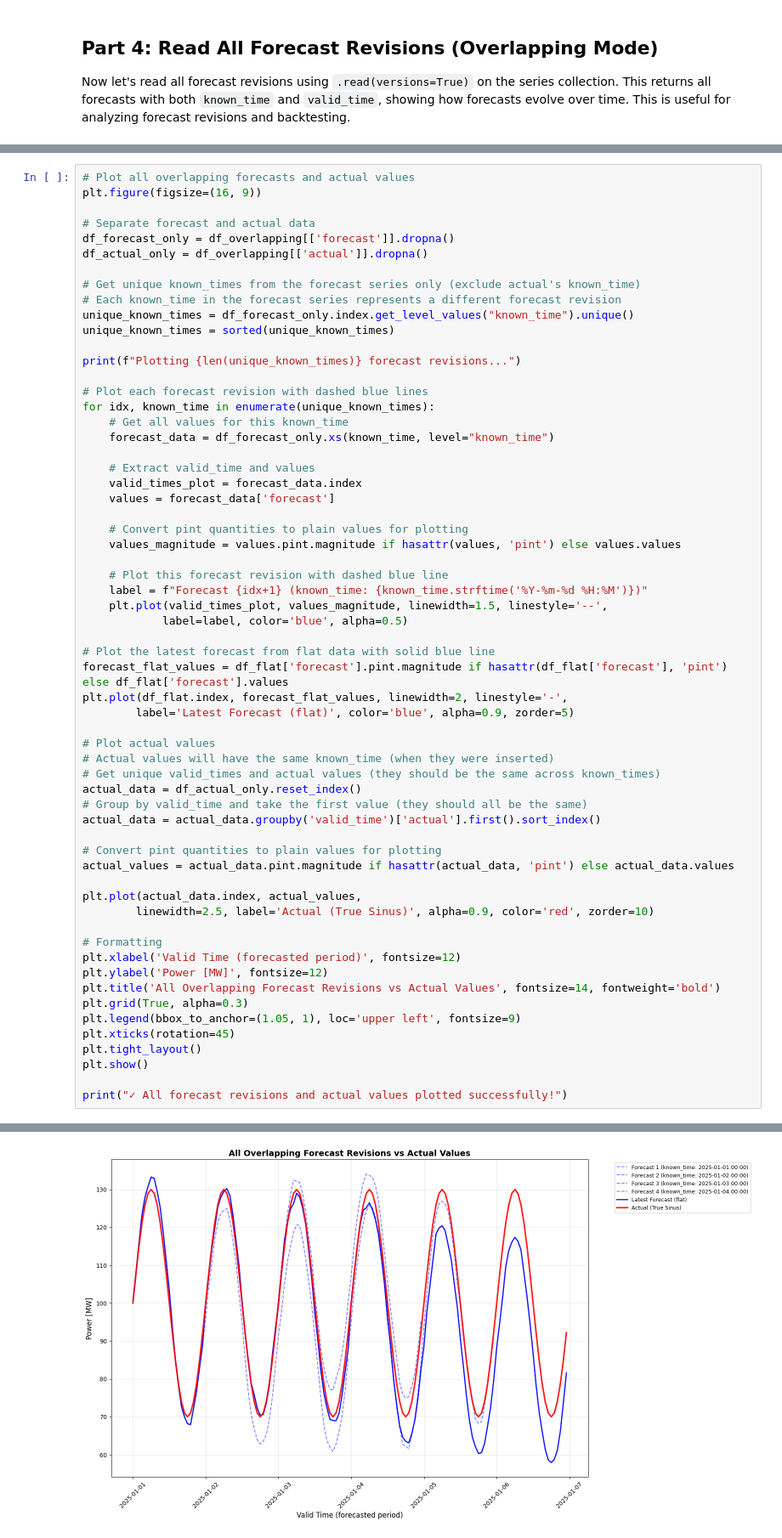
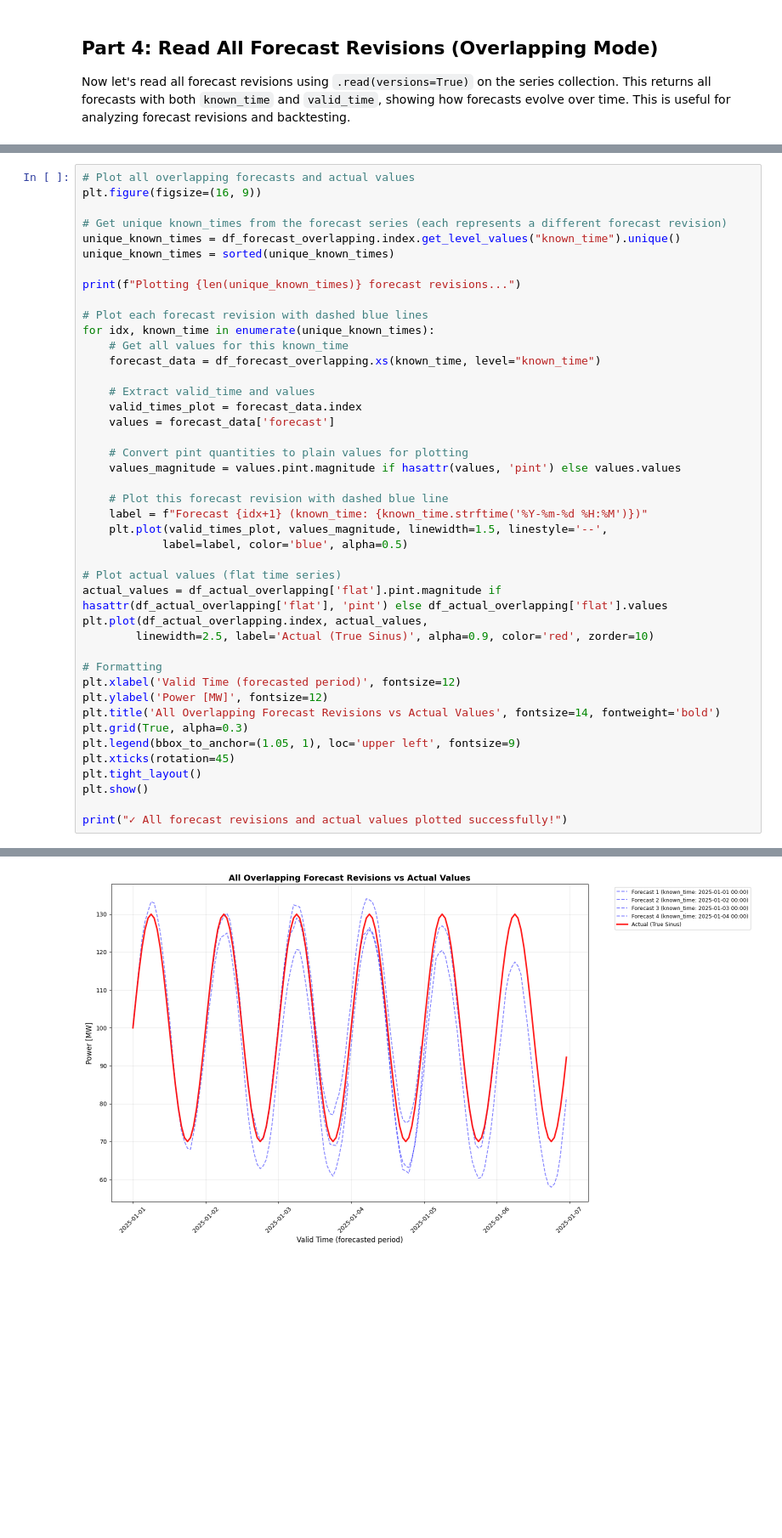
Before and after one commit to rebase-energy/timedb, a Jupyter notebook: examples/nb_03_forecast_revisions.ipynb, the cells around one changed output, grey strips where cells are left out. Shown at 85% size. Drawn from its saved outputs; the diff is of its cells as text; blank space fills up the shorter version.

```diff
--- a/examples/nb_03_forecast_revisions.ipynb
+++ b/examples/nb_03_forecast_revisions.ipynb
@@ -217,13 +233,8 @@ df_overlapping.head(10)
 # Plot all overlapping forecasts and actual values
 plt.figure(figsize=(16, 9))
 
-# Separate forecast and actual data
-df_forecast_only = df_overlapping[['forecast']].dropna()
-df_actual_only = df_overlapping[['actual']].dropna()
-
-# Get unique known_times from the forecast series only (exclude actual's known_time)
-# Each known_time in the forecast series represents a different forecast revision
-unique_known_times = df_forecast_only.index.get_level_values("known_time").unique()
+# Get unique known_times from the forecast series (each represents a different forecast revision)
+unique_known_times = df_forecast_overlapping.index.get_level_values("known_time").unique()
 unique_known_times = sorted(unique_known_times)
 
 print(f"Plotting {len(unique_known_times)} forecast revisions...")
@@ -231,50 +242,37 @@ print(f"Plotting {len(unique_known_times)} forecast revisions...")
 # Plot each forecast revision with dashed blue lines
 for idx, known_time in enumerate(unique_known_times):
     # Get all values for this known_time
-    forecast_data = df_forecast_only.xs(known_time, level="known_time")
+    forecast_data = df_forecast_overlapping.xs(known_time, level="known_time")
 
     # Extract valid_time and values
     valid_times_plot = forecast_data.index
     values = forecast_data['forecast']
 
     # Convert pint quantities to plain values for plotting
     values_magnitude = values.pint.magnitude if hasattr(values, 'pint') else values.values
 
     # Plot this forecast revision with dashed blue line
     label = f"Forecast {idx+1} (known_time: {known_time.strftime('%Y-%m-%d %H:%M')})"
     plt.plot(valid_times_plot, values_magnitude, linewidth=1.5, linestyle='--',
             label=label, color='blue', alpha=0.5)
 
-# Plot the latest forecast from flat data with solid blue line
-forecast_flat_values = df_flat['forecast'].pint.magnitude if hasattr(df_flat['forecast'], 'pint') else df_flat['forecast'].values
-plt.plot(df_flat.index, forecast_flat_values, linewidth=2, linestyle='-',
-        label='Latest Forecast (flat)', color='blue', alpha=0.9, zorder=5)
-
-# Plot actual values
-# Actual values will have the same known_time (when they were inserted)
-# Get unique valid_times and actual values (they should be the same across known_times)
-actual_data = df_actual_only.reset_index()
-# Group by valid_time and take the first value (they should all be the same)
-actual_data = actual_data.groupby('valid_time')['actual'].first().sort_index()
-
-# Convert pint quantities to plain values for plotting
-actual_values = actual_data.pint.magnitude if hasattr(actual_data, 'pint') else actual_data.values
-
-plt.plot(actual_data.index, actual_values,
+# Plot actual values (flat time series)
+actual_values = df_actual_overlapping['flat'].pint.magnitude if hasattr(df_actual_overlapping['flat'], 'pint') else df_actual_overlapping['flat'].values
+plt.plot(df_actual_overlapping.index, actual_values,
         linewidth=2.5, label='Actual (True Sinus)', alpha=0.9, color='red', zorder=10)
 
 # Formatting
 plt.xlabel('Valid Time (forecasted period)', fontsize=12)
 plt.ylabel('Power [MW]', fontsize=12)
 plt.title('All Overlapping Forecast Revisions vs Actual Values', fontsize=14, fontweight='bold')
 plt.grid(True, alpha=0.3)
 plt.legend(bbox_to_anchor=(1.05, 1), loc='upper left', fontsize=9)
 plt.xticks(rotation=45)
 plt.tight_layout()
 plt.show()
 
 print("✓ All forecast revisions and actual values plotted successfully!")
 # %% [output]
 Plotting 4 forecast revisions...
-[figure, old version]
+[figure, new version]
 ✓ All forecast revisions and actual values plotted successfully!
```
Also changed, not shown: parts of 8 cells of this notebook, 52 other files.
